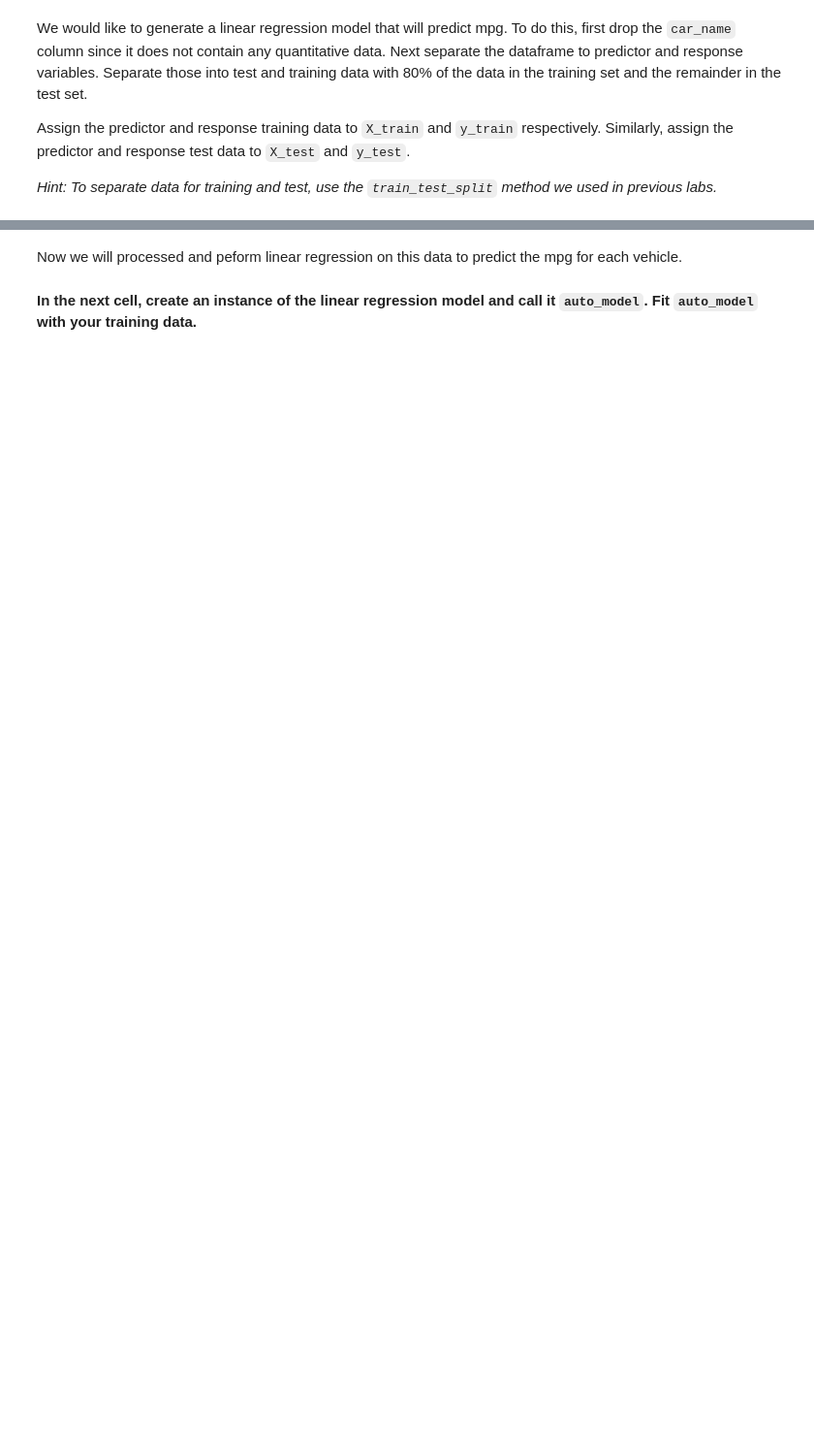
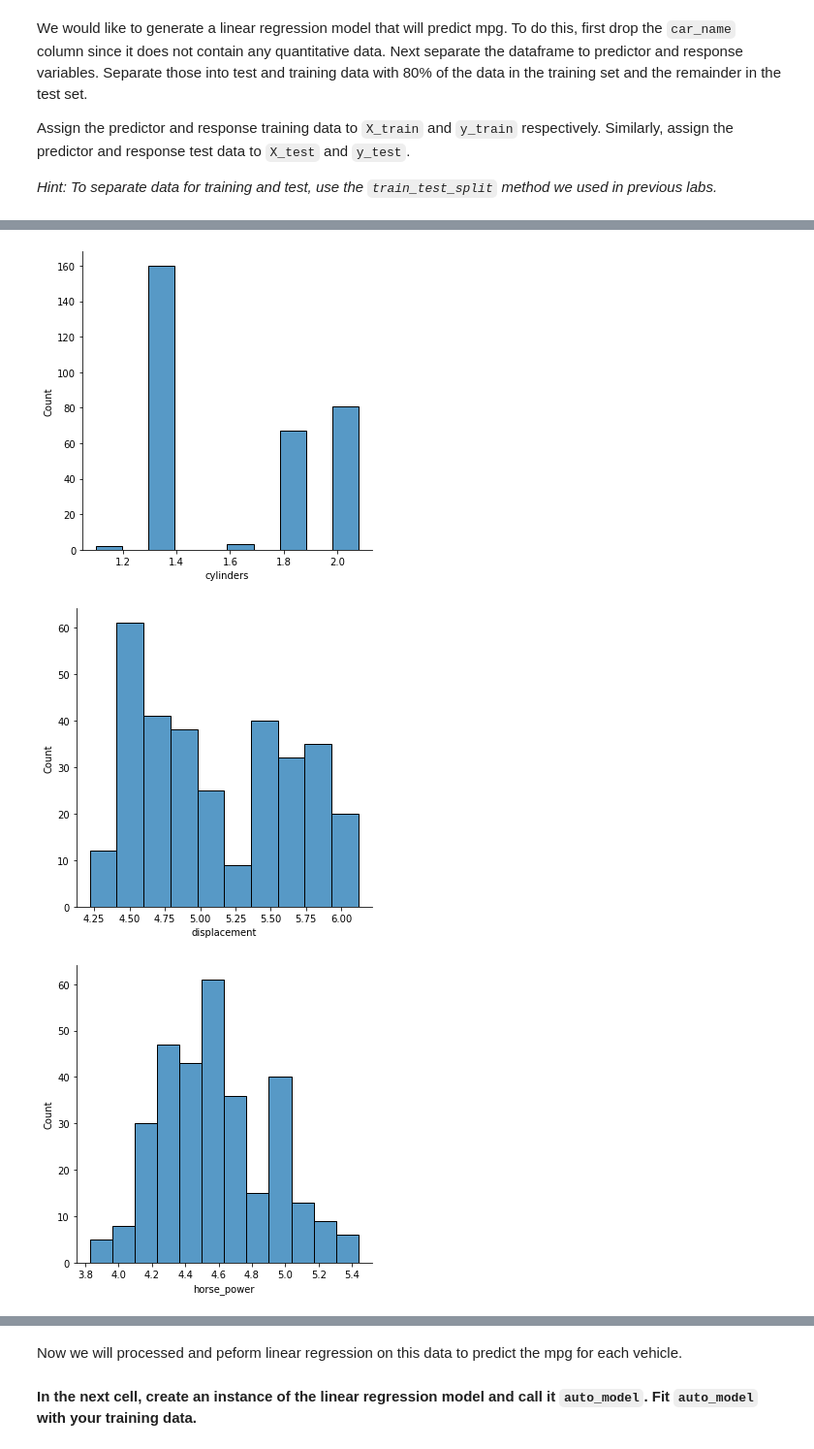
Before and after one commit to ta-data-remote/lab-supervised-learning-sklearn, a Jupyter notebook: your-code/main.ipynb, the cells around one changed output, grey strips where cells are left out. Shown at 97% size. Cells and saved outputs as stored; diff of their text form; code cells hidden in the pictures; blank space fills up the shorter version.

```diff
--- a/your-code/main.ipynb
+++ b/your-code/main.ipynb
@@ -150,2 +214,4 @@ In the next cell, load the `auto-mpg.csv` file included in this folder and assig
+# %%
+auto = pd.read_csv("../data/auto-mpg.csv")
 # %% [markdown]
 Look at the first 5 rows using the `head()` function:
@@ -165,0 +267,2 @@ Check the dataset for missing values and remove all rows containing at least one
+# %%
+auto = auto.dropna().reset_index(drop=True)
@@ -177,0 +299,2 @@ Assign the predictor and response training data to `X_train` and `y_train` respe
+# %%
+auto.drop(columns = ['car_name'], inplace=True)
@@ -177,0 +310,21 @@ Assign the predictor and response training data to `X_train` and `y_train` respe
+# %%
+from sklearn.model_selection import train_test_split
+
+auto_model = LinearRegression()
+
+X = auto.drop(columns = ['mpg'])
+y = auto['mpg']
+
+X_train, X_test, y_train, y_test = train_test_split(X, y, train_size=0.80, random_state = 55)
+
+## Transforming data using PowerTransformer
+#trans = PowerTransformer()
+#trans.fit(X_train)
+#X_train = trans.transform(X_train)
+#X_test  = trans.transform(X_test)
+
+## Transforming dara using np.log
+X_train = np.log(X_train)
+X_test  = np.log(X_test)
+y_train = np.log(y_train)
+y_test = np.log(y_test)
@@ -177,0 +358,10 @@ Assign the predictor and response training data to `X_train` and `y_train` respe
+# %%
+import seaborn as sns
+X_train = pd.DataFrame(X_train, columns = X.columns)
+
+for c in X_train.columns:
+    sns.displot(X_train[c])
+# %% [output]
+[figure, added]
+[figure, added]
+[figure, added]
```
Also changed, not shown: parts of 81 cells of this notebook.
